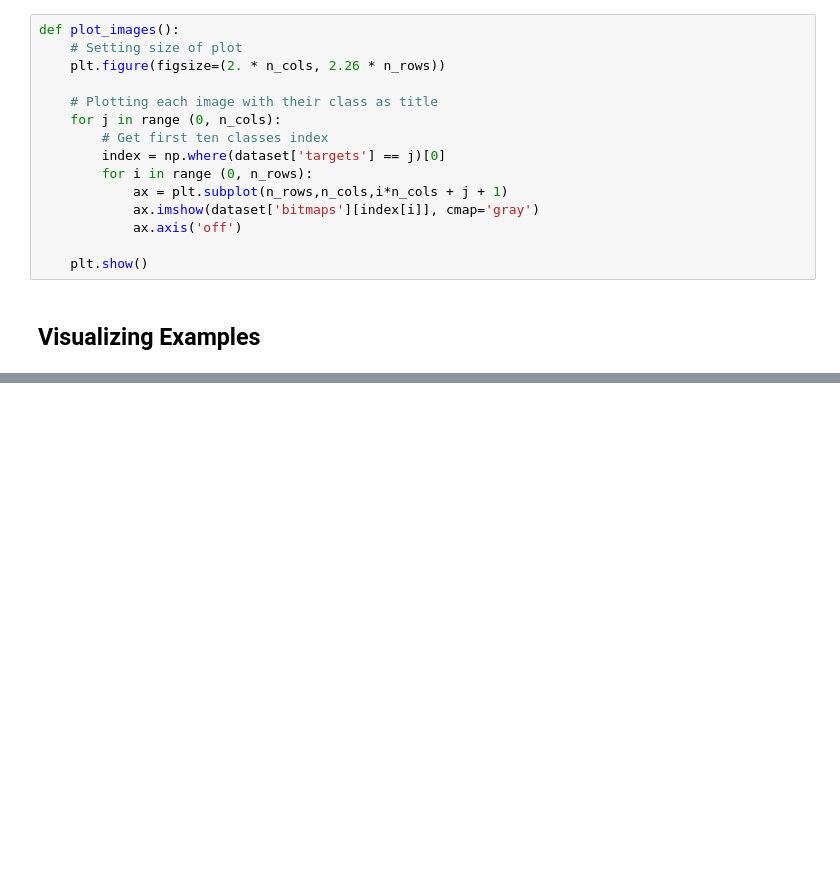
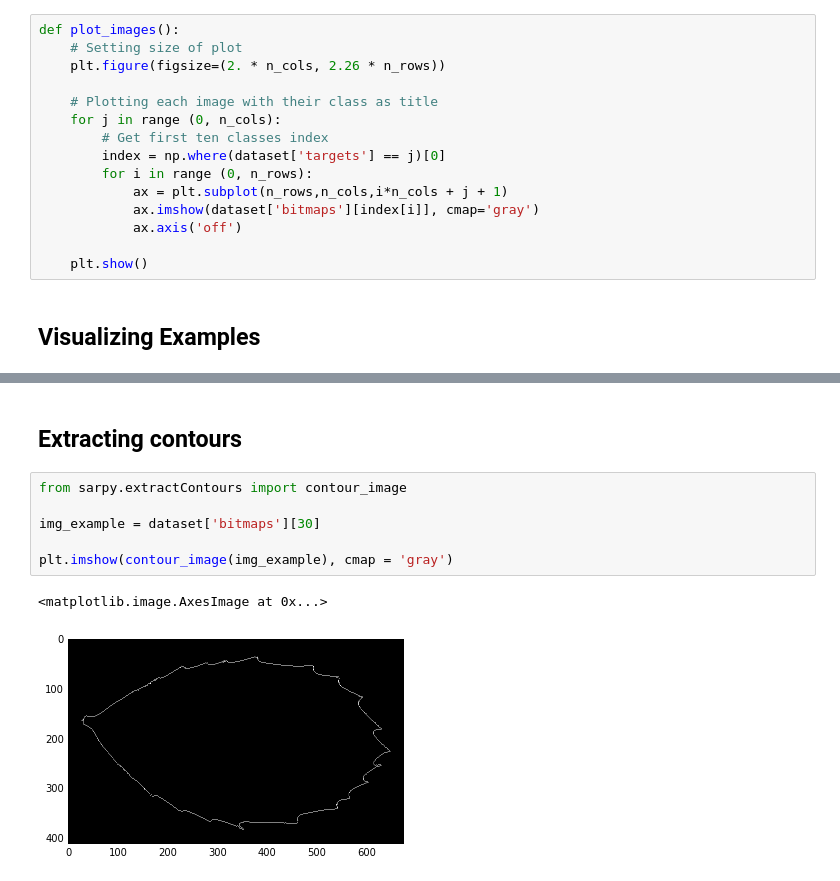
Before and after one commit to Larissa13/MAC5749, a Jupyter notebook: examples/Group_3.ipynb, the cells around one changed output, grey strips where cells are left out. Drawn from its saved outputs; the diff is of its cells as text; blank space fills up the shorter version.

Commit message:
add extract contours functions

```diff
--- a/examples/Group_3.ipynb
+++ b/examples/Group_3.ipynb
@@ -45,3 +45,14 @@ n_rows, n_cols = 5, 10
 plot_images()
 # %% [output]
 [figure]
+# %% [markdown]
+## Extracting contours
+# %%
+from sarpy.extractContours import contour_image
+
+img_example = dataset['bitmaps'][30]
+
+plt.imshow(contour_image(img_example), cmap = 'gray')
+# %% [output]
+<matplotlib.image.AxesImage at 0x...>
+[figure, added]
```
Also changed, not shown: 1 other file.
